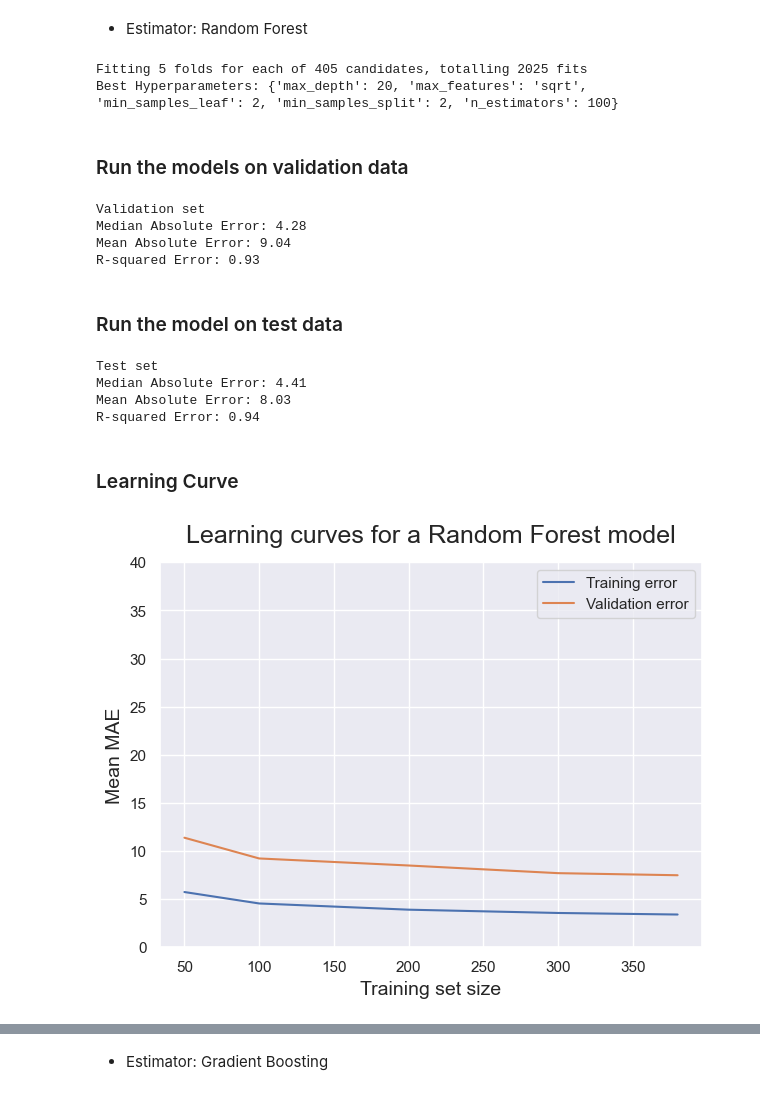
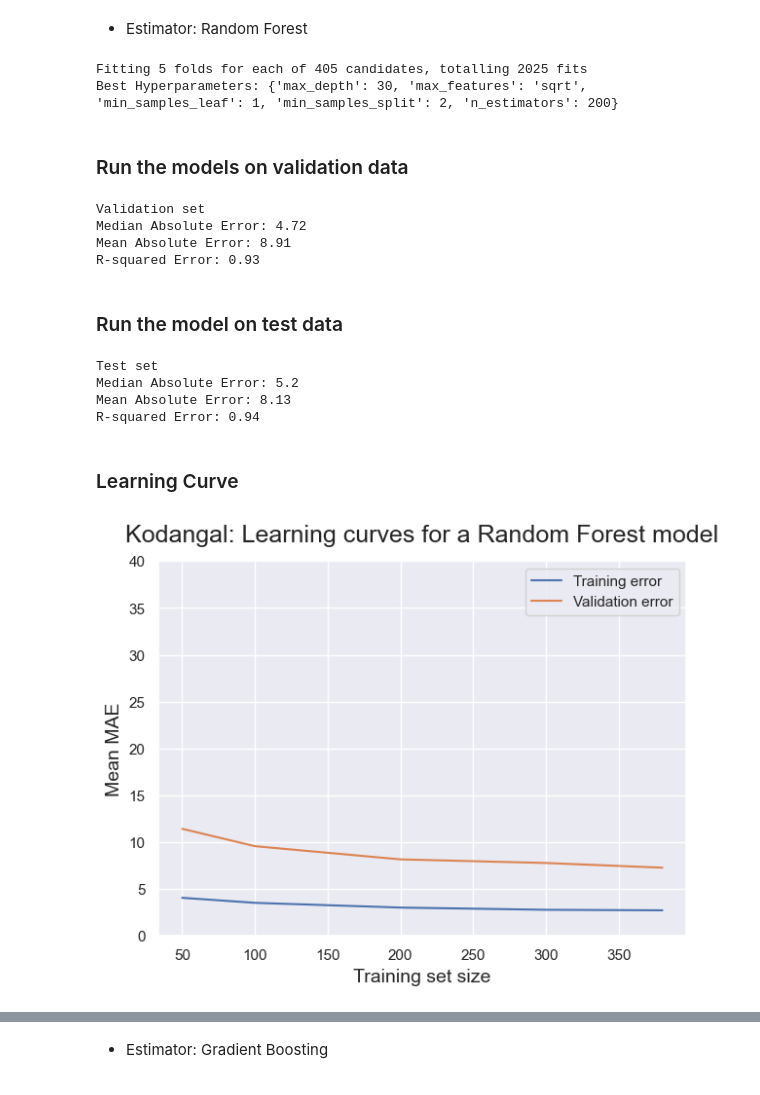
Before and after one commit to Ashish-Sasna/CMT-GSC-AI, a Jupyter notebook: Kodangal-Concentration prediction-copper.ipynb, the cells around one changed output, grey strips where cells are left out. Drawn from its saved outputs; the diff is of its cells as text; code cells hidden in the pictures.

Commit message:
Updated prediction model

```diff
--- a/Kodangal-Concentration prediction-copper.ipynb
+++ b/Kodangal-Concentration prediction-copper.ipynb
@@ -493,8 +145,8 @@ X_train_norm = pd.DataFrame(norm_data,
 # %%
 # rf = RandomForestRegressor(max_depth= 30, max_features='log2', min_samples_leaf= 1, min_samples_split= 5, n_estimators= 100, n_jobs=-1)
 # rf = RandomForestRegressor(max_depth= 10, max_features='sqrt', min_samples_leaf= 1, min_samples_split= 2, n_estimators= 100, n_jobs=-1)
-rf = RandomForestRegressor()
-rfecv_rf = rfecv(rf, X_train_norm, y_train, 1, 5)
+rf = util.RandomForestRegressor()
+rfecv_rf = util.rfecv(rf, X_train_norm, y_train, 1, 5)
 # %%
 print('Optimal number of features: {}'.format(rfecv_rf.n_features_))
 # %% [output]
@@ -506,3 +158,3 @@ plot_pcc(rfecv_rf, 'RFE with Cross-Validation; Estimator: Random Forest Regresso
 # %%
-X_rf = X_train_norm.drop(X_train_norm.columns[np.where(rfecv_rf.support_ == False)[0]], axis=1)
+X_rf = X_train_norm.drop(X_train_norm.columns[util.np.where(rfecv_rf.support_ == False)[0]], axis=1)
 # %%
@@ -512,6 +164,6 @@ feature_importance(rfecv_rf, X_rf, 'Feature Importance; Estimator: Random Forest
 # %%
 # X_rf = X_rf[['sio2', 'zn', 'co', 'k2o', 'rb', 'mno', 'ni']]
-X_rf = X_rf[['fe2o3', 'k2o', 'v', 'zn', 'tio2', 'sio2', 'co', 'ni', 'rb', 'cr', 'th', 'zr']]
+# X_rf = X_rf[['fe2o3', 'k2o', 'v', 'zn', 'tio2', 'sio2', 'co', 'ni', 'rb', 'cr', 'th', 'zr']]
 # %% [markdown]
 ## Estimator: Gradient Boosting
 # %%
@@ -548,14 +200,14 @@ param_grid = {
     'min_samples_leaf': [1, 2, 4]              # Minimum number of samples required at each leaf node
 }
 
-rf = RandomForestRegressor()
+rf = util.RandomForestRegressor()
 
-grid_search_rfr_rf = GridSearchCV(rf,
-                                  param_grid,
-                                  cv=5,
-                                  scoring='neg_median_absolute_error',
-                                  verbose=5,
-                                  n_jobs=-1)
+grid_search_rfr_rf = util.GridSearchCV(rf,
+                                       param_grid,
+                                       cv=5,
+                                       scoring='neg_mean_absolute_error',
+                                       verbose=5,
+                                       n_jobs=-1)
 
 grid_search_rfr_rf.fit(X_rf, y_train)
 
@@ -564,7 +216,7 @@ best_params = grid_search_rfr_rf.best_params_
 print("Best Hyperparameters:", best_params)
 # %% [output]
 Fitting 5 folds for each of 405 candidates, totalling 2025 fits
-Best Hyperparameters: {'max_depth': 20, 'max_features': 'sqrt', 'min_samples_leaf': 2, 'min_samples_split': 2, 'n_estimators': 100}
+Best Hyperparameters: {'max_depth': 30, 'max_features': 'sqrt', 'min_samples_leaf': 1, 'min_samples_split': 2, 'n_estimators': 200}
 # %% [markdown]
 ### Run the models on validation data
 # %%
@@ -572,9 +224,9 @@ y_pred_val = pred_val(X_val, list(X_rf.columns), sc, grid_search_rfr_rf)
 # %%
-eval_model(y_val, y_pred_val, 'Validation set')
+util.eval_model(y_val, y_pred_val, 'Validation set')
 # %% [output]
 Validation set
-Median Absolute Error: 4.28
-Mean Absolute Error: 9.04
+Median Absolute Error: 4.72
+Mean Absolute Error: 8.91
 R-squared Error: 0.93
 # %% [markdown]
 ### Run the model on test data
@@ -583,19 +235,19 @@ y_pred = pred_val(X_test, list(X_rf.columns), sc, grid_search_rfr_rf)
 # %%
-eval_model(y_test, y_pred, 'Test set')
+util.eval_model(y_test, y_pred, 'Test set')
 # %% [output]
 Test set
-Median Absolute Error: 4.41
-Mean Absolute Error: 8.03
+Median Absolute Error: 5.2
+Mean Absolute Error: 8.13
 R-squared Error: 0.94
 # %% [markdown]
 ### Learning Curve
 # %%
-plot_learing_curve(RandomForestRegressor(max_depth=20,
-                                         max_features='sqrt',
-                                         min_samples_leaf=2,
-                                         min_samples_split=2,
-                                         n_estimators=200),
-                   X_rf, y_train, 5, 'Random Forest')
+util.plot_learing_curve(util.RandomForestRegressor(max_depth=30,
+                                                   max_features='sqrt',
+                                                   min_samples_leaf=1,
+                                                   min_samples_split=2,
+                                                   n_estimators=200),
+                        X_rf, y_train, 5, 'Random Forest', 'Kodangal')
 # %% [output]
-[figure, old version]
+[figure, new version]
 # %%
```
Also changed, not shown: parts of 70 cells of this notebook, 2 other files.
